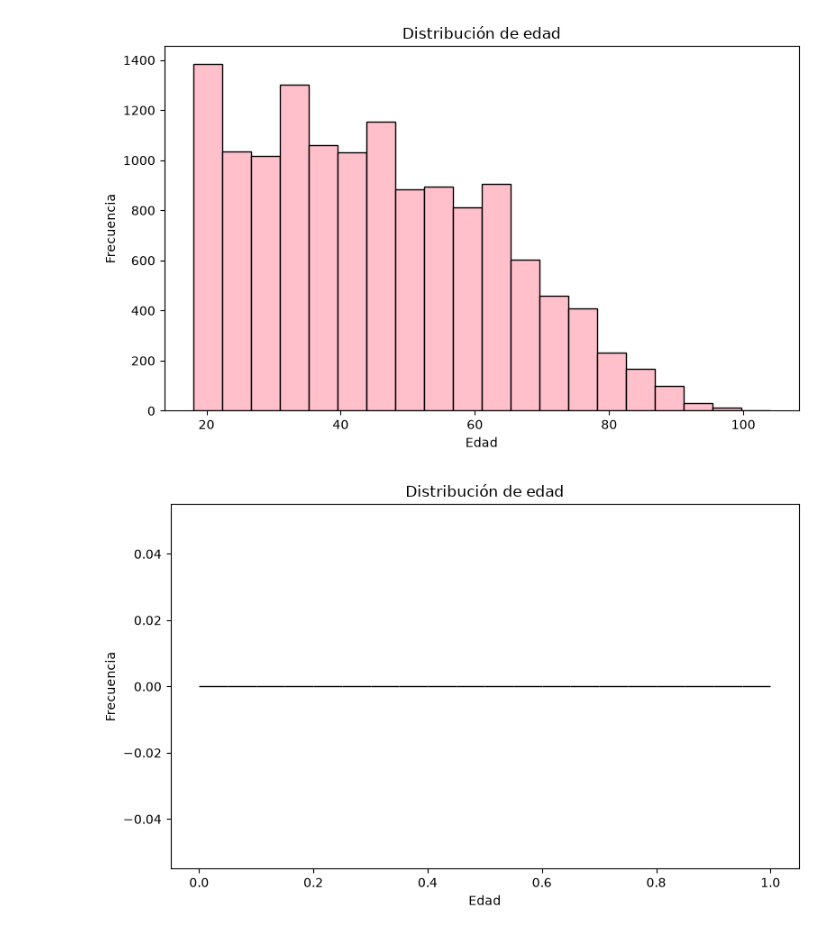
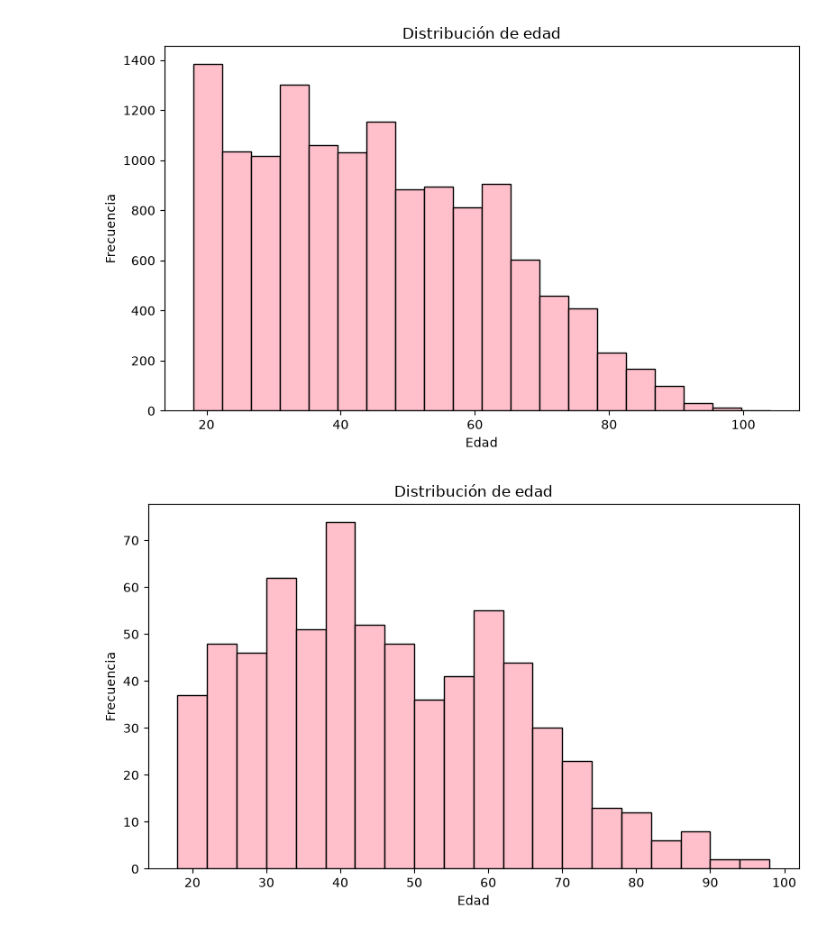
Before and after one commit to Trio-Maravilla/Primer-Proyecto-, a Jupyter notebook: notebooks/data_analysis_Leo.ipynb, the cells around one changed output. Saved outputs shown, nothing was run; the diff lists cells and outputs as text; code cells hidden in the pictures.

```diff
--- a/notebooks/data_analysis_Leo.ipynb
+++ b/notebooks/data_analysis_Leo.ipynb
@@ -1059,15 +1065,15 @@ plt.tight_layout()
 plt.show()
 # %% [output]
 [figure]
-# %%
-conteo = df_indigena["Edad"].value_counts()
-
-plt.figure(figsize=(8, 5))
-plt.hist(df_indigena["Edad"], bins=20, color="pink", edgecolor="black")
-plt.xlabel("Edad")
-plt.ylabel("Frecuencia")
-plt.title("Distribución de edad")
-plt.tight_layout()
-plt.show()
-# %% [output]
-[figure, removed]
+# %%
+conteo = df_raizal["Edad"].value_counts()
+
+plt.figure(figsize=(8, 5))
+plt.hist(df_raizal["Edad"], bins=20, color="pink", edgecolor="black")
+plt.xlabel("Edad")
+plt.ylabel("Frecuencia")
+plt.title("Distribución de edad")
+plt.tight_layout()
+plt.show()
+# %% [output]
+[figure, added]
```
Also changed, not shown: parts of 11 cells of this notebook.
